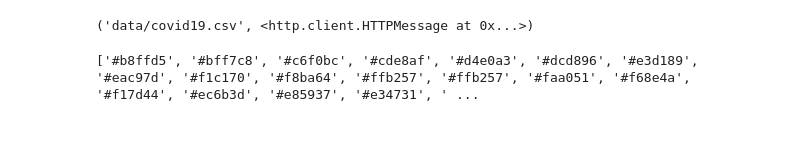
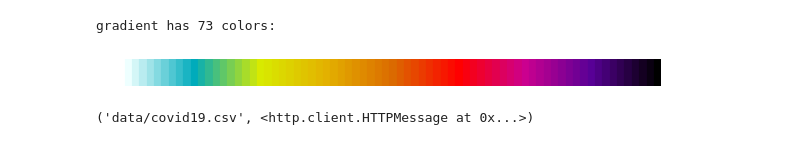
Before and after one commit to rndmbt/Covid-19-Visualization, a Jupyter notebook: covid-19-world.ipynb, the cells around one changed output. Saved outputs shown, nothing was run; the diff lists cells and outputs as text; code cells hidden in the pictures.

```diff
--- a/covid-19-world.ipynb
+++ b/covid-19-world.ipynb
@@ -1,3 +1,39 @@
+# %%
+# this is (optional) to generate a custom gradient (interpolate n colors)
+# https://stackoverflow.com/questions/25668828/how-to-create-colour-gradient-in-python
+import numpy as np
+import matplotlib as mpl
+import matplotlib.pyplot as plt
+
+#fade (linear interpolate) from color c1 (at mix=0) to c2 (mix=1)
+def colorFader(c1,c2,mix=0):
+    c1=np.array(mpl.colors.to_rgb(c1))
+    c2=np.array(mpl.colors.to_rgb(c2))
+    return mpl.colors.to_hex((1-mix)*c1 + mix*c2)
+
+colors1 = ['#FFFFFF', '#51FFEA', '#00DC26', '#FFD000', '#EE003E', '#76006F']
+colors = ['#EEFFFF','#00ABBB','#D8EA00','#E3B100','#DB6A00','#FF0000','#CB008F','#580096','#000000']
+
+# interpolates add aditional colors in between colors of colors array
+def interpolateColorGradient(colors, add):
+    palette = [colors[0]]
+    for c in range(len(colors)-1):
+        for x in range(1,int(add+1)+1):
+            palette += [colorFader(colors[c],colors[c+1],x/(add+1))]
+    return palette
+
+palette = []
+palette = interpolateColorGradient(colors, 8)
+print("gradient has", len(palette), "colors:")
+fig, ax = plt.subplots(figsize=(10, 0.5))
+for x in range(len(palette)):
+    ax.axvline(x, color=palette[x], linewidth= 600 / len(palette))
+plt.axis("off")
+plt.show()
+#print(palette)
+# %% [output]
+gradient has 73 colors:
+[figure, added]
 # %%
 # run this line to update the covid data file
 import urllib.request as url
@@ -26,29 +75,2 @@ merged_json = json.dumps(json.loads(merged_data.to_json()))
-# %%
-# this is to generate a custom gradient (interpolate n colors)
-# https://stackoverflow.com/questions/25668828/how-to-create-colour-gradient-in-python
-import numpy as np
-import matplotlib as mpl
-import matplotlib.pyplot as plt
-#fade (linear interpolate) from color c1 (at mix=0) to c2 (mix=1)
-def colorFader(c1,c2,mix=0):
-    c1=np.array(mpl.colors.to_rgb(c1))
-    c2=np.array(mpl.colors.to_rgb(c2))
-    return mpl.colors.to_hex((1-mix)*c1 + mix*c2)
-
-c1 = '#B8FFD5'
-c2 = '#FFB257'
-c3 = '#D00017'
-n = 20
-
-palette = []
-nn = int(n/2)
-
-for x in range(nn+1):
-    palette += [colorFader(c1,c2,x/nn)]
-for x in range(nn+1):
-    palette += [colorFader(c2,c3,x/nn)]
-print(palette)
-# %% [output]
-['#b8ffd5', '#bff7c8', '#c6f0bc', '#cde8af', '#d4e0a3', '#dcd896', '#e3d189', '#eac97d', '#f1c170', '#f8ba64', '#ffb257', '#ffb257', '#faa051', '#f68e4a', '#f17d44', '#ec6b3d', '#e85937', '#e34731', ' ...
 # %%
 # setup visualization
```
Also changed, not shown: parts of 2 cells of this notebook, 3 other files.
